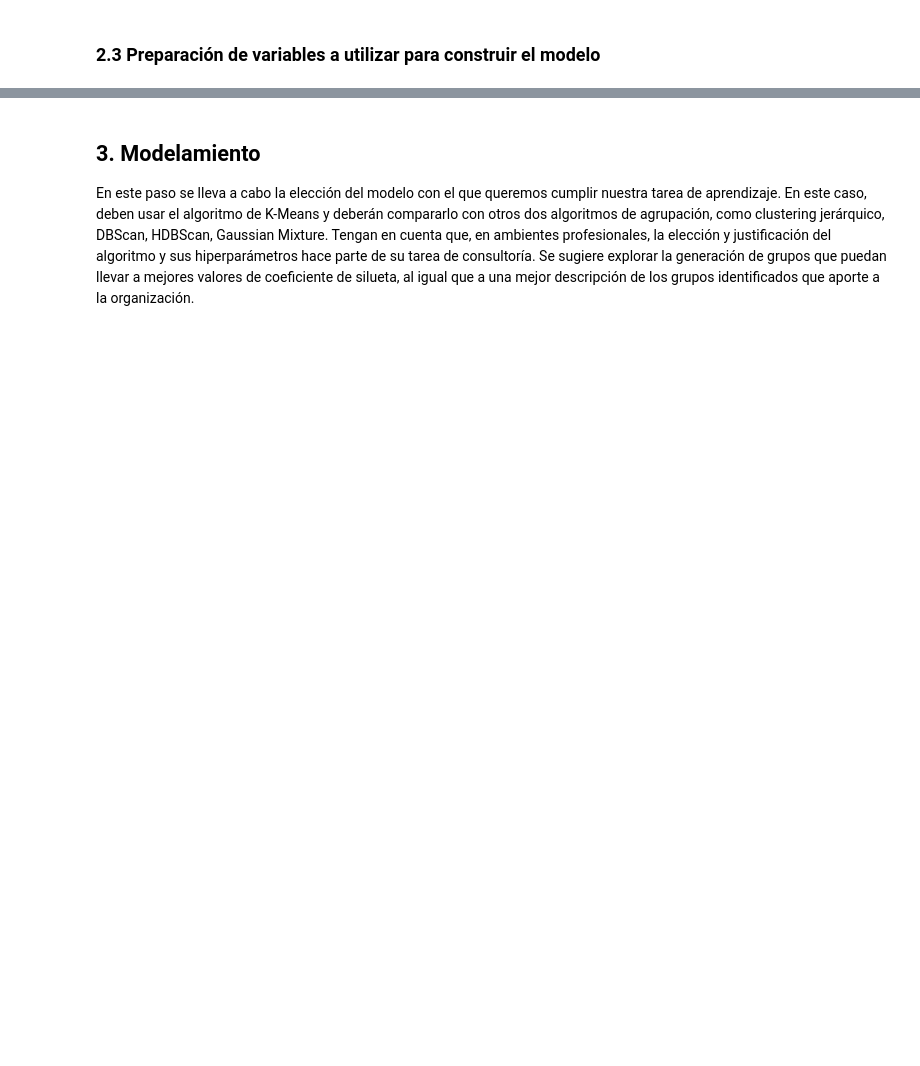
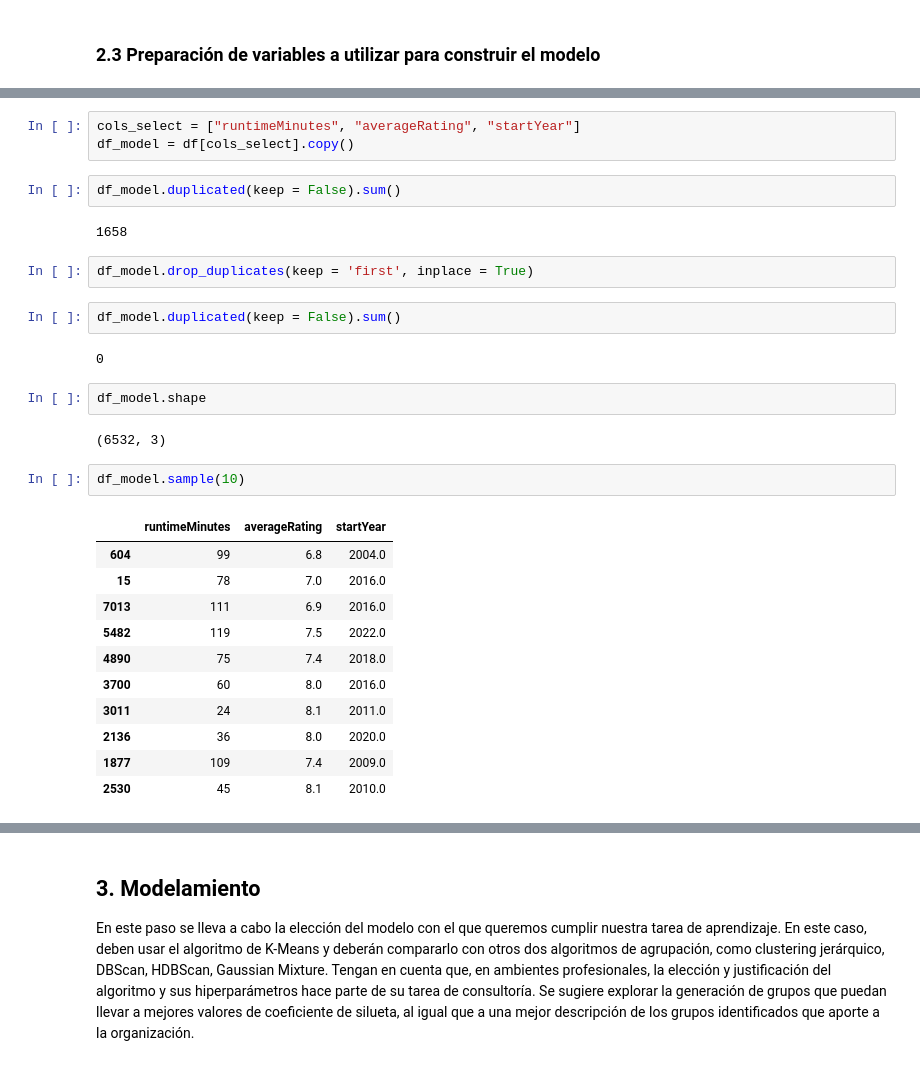
Before and after one commit to montejs3/Bi, a Jupyter notebook: LabBi/lab.ipynb, the cells around one changed output, grey strips where cells are left out. Saved outputs shown, nothing was run; the diff lists cells and outputs as text; blank space fills up the shorter version.

```diff
--- a/LabBi/lab.ipynb
+++ b/LabBi/lab.ipynb
@@ -388,0 +404,31 @@ df.sample(5)
+# %%
+cols_select = ["runtimeMinutes", "averageRating", "startYear"]
+df_model = df[cols_select].copy()
+# %%
+df_model.duplicated(keep = False).sum()
+# %% [output]
+1658
+# %%
+df_model.drop_duplicates(keep = 'first', inplace = True)
+# %%
+df_model.duplicated(keep = False).sum()
+# %% [output]
+0
+# %%
+df_model.shape
+# %% [output]
+(6532, 3)
+# %%
+df_model.sample(10)
+# %% [output]
+|  | runtimeMinutes | averageRating | startYear |
+| 604 | 99 | 6.8 | 2004.0 |
+| 15 | 78 | 7.0 | 2016.0 |
+| 7013 | 111 | 6.9 | 2016.0 |
+| 5482 | 119 | 7.5 | 2022.0 |
+| 4890 | 75 | 7.4 | 2018.0 |
+| 3700 | 60 | 8.0 | 2016.0 |
+| 3011 | 24 | 8.1 | 2011.0 |
+| 2136 | 36 | 8.0 | 2020.0 |
+| 1877 | 109 | 7.4 | 2009.0 |
+| 2530 | 45 | 8.1 | 2010.0 |
```
Also changed, not shown: parts of 8 cells of this notebook.
